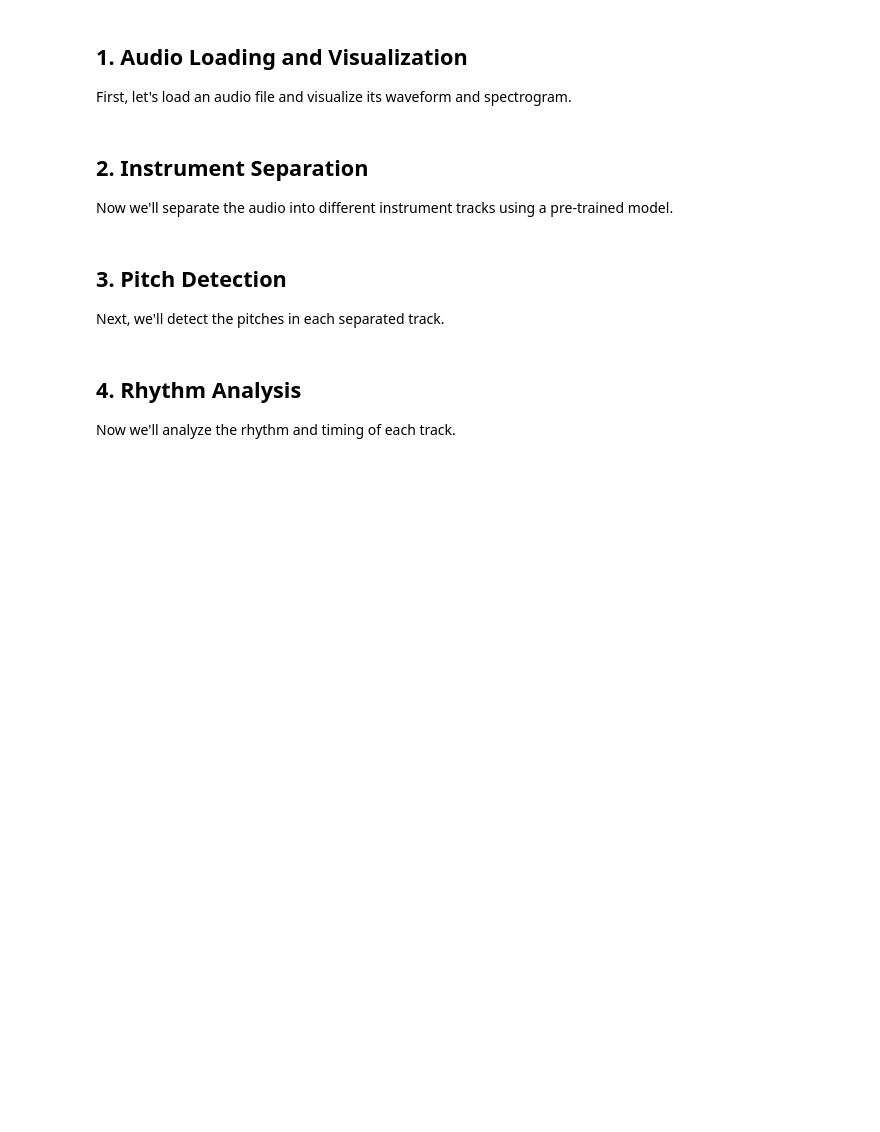
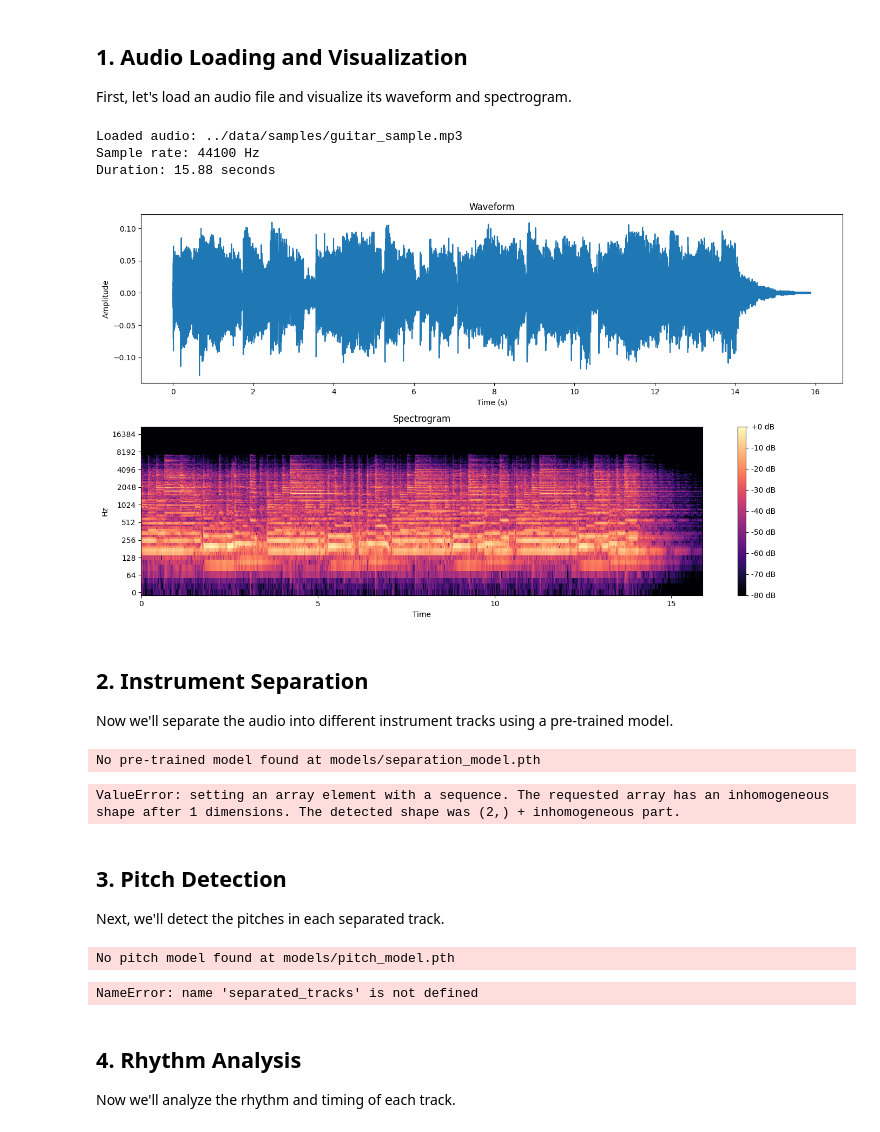
Before and after one commit to ersatzavian/autotablature, a Jupyter notebook: notebooks/audio_to_tablature_demo.ipynb, the cells around one changed output. Drawn from its saved outputs; the diff is of its cells as text; code cells hidden in the pictures; blank space fills up the shorter version.

```diff
--- a/notebooks/audio_to_tablature_demo.ipynb
+++ b/notebooks/audio_to_tablature_demo.ipynb
@@ -37,7 +37,7 @@ from src.utils.config import Config
 First, let's load an audio file and visualize its waveform and spectrogram.
 # %%
 # Define input audio file (change this to your audio file)
-audio_file = '../data/samples/example_guitar_riff.mp3'
+audio_file = '../data/samples/guitar_sample.mp3'
 
 # Check if file exists, otherwise use a sample URL
 if not os.path.exists(audio_file):
@@ -52,27 +52,33 @@ audio_processor = AudioProcessor(config)
 # Load audio
 audio_data = audio_processor.load_audio(audio_file)
 print(f"Loaded audio: {audio_file}")
-print(f"Sample rate: {audio_data['sample_rate']} Hz")
-print(f"Duration: {len(audio_data['samples']) / audio_data['sample_rate']:.2f} seconds")
+print(f"Sample rate: {audio_data[1]} Hz")
+print(f"Duration: {len(audio_data[0]) / audio_data[1]:.2f} seconds")
+# %% [output]
+Loaded audio: ../data/samples/guitar_sample.mp3
+Sample rate: 44100 Hz
+Duration: 15.88 seconds
 # %%
 # Visualize waveform and spectrogram
 plt.figure(figsize=(14, 8))
 
 # Waveform
 plt.subplot(2, 1, 1)
-librosa.display.waveshow(audio_data['samples'], sr=audio_data['sample_rate'])
+plt.plot(np.arange(len(audio_data[0])) / audio_data[1], audio_data[0])
 plt.title('Waveform')
 plt.xlabel('Time (s)')
 plt.ylabel('Amplitude')
 
 # Spectrogram
 plt.subplot(2, 1, 2)
-D = librosa.amplitude_to_db(np.abs(librosa.stft(audio_data['samples'])), ref=np.max)
-librosa.display.specshow(D, sr=audio_data['sample_rate'], x_axis='time', y_axis='log')
+D = librosa.amplitude_to_db(np.abs(librosa.stft(audio_data[0])), ref=np.max)
+librosa.display.specshow(D, sr=audio_data[1], x_axis='time', y_axis='log')
 plt.colorbar(format='%+2.0f dB')
 plt.title('Spectrogram')
 plt.tight_layout()
 plt.show()
+# %% [output]
+[figure, added]
 # %% [markdown]
 ## 2. Instrument Separation
 
@@ -92,6 +98,9 @@ except Exception as e:
     print(f"Instrument separation failed: {e}")
     print("Using mixed audio as a single guitar track")
     separated_tracks = {"guitar": processed_audio}
+# %% [output]
+No pre-trained model found at models/separation_model.pth
+ValueError: setting an array element with a sequence. The requested array has an inhomogeneous shape after 1 dimensions. The detected shape was (2,) + inhomogeneous part.
 # %%
 # Visualize separated tracks
 plt.figure(figsize=(14, 10))
@@ -132,6 +141,9 @@ for track_name, track_audio in separated_tracks.items():
         if len(pitches['notes']) > 0:
             pitch_range = (min(pitches['notes']), max(pitches['notes']))
             print(f"  Pitch range (MIDI): {pitch_range}")
+# %% [output]
+No pitch model found at models/pitch_model.pth
+NameError: name 'separated_tracks' is not defined
 # %%
 # Visualize detected pitches
 for track_name, pitches in track_pitches.items():
```
Also changed, not shown: parts of 2 cells of this notebook, 2 other files.
